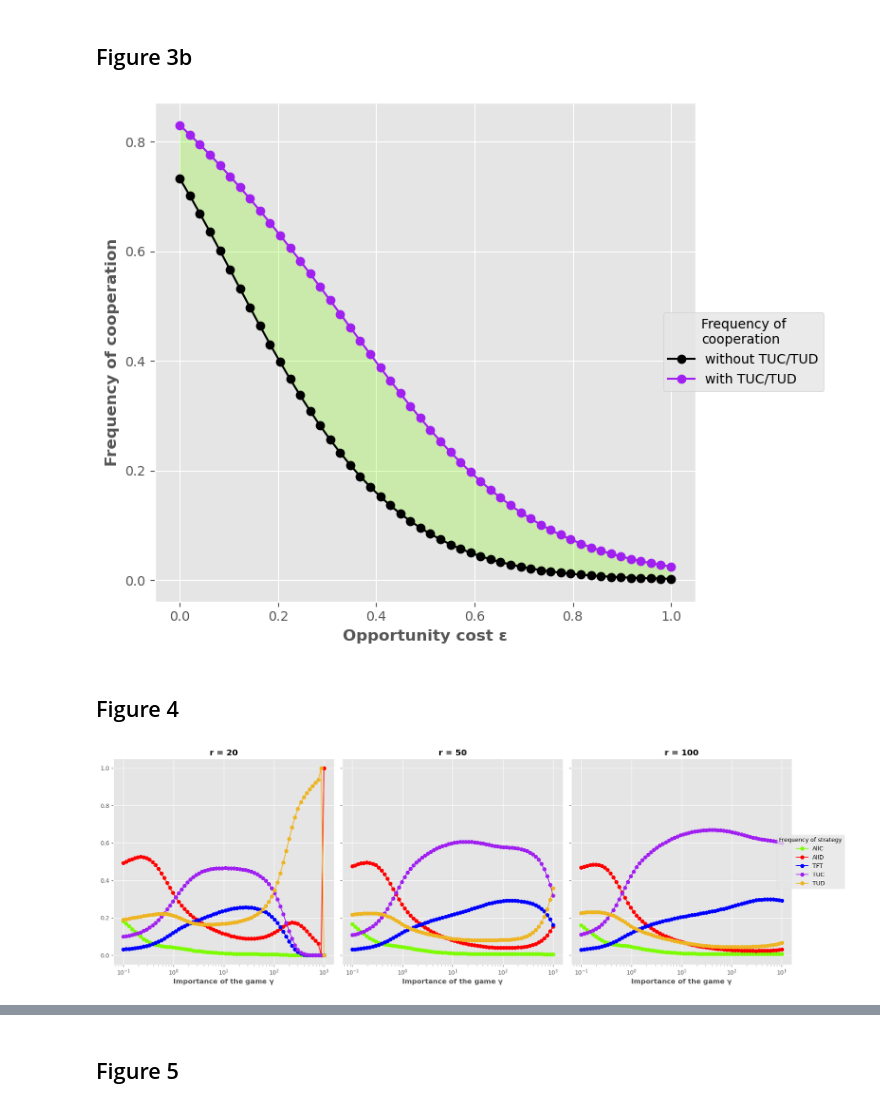
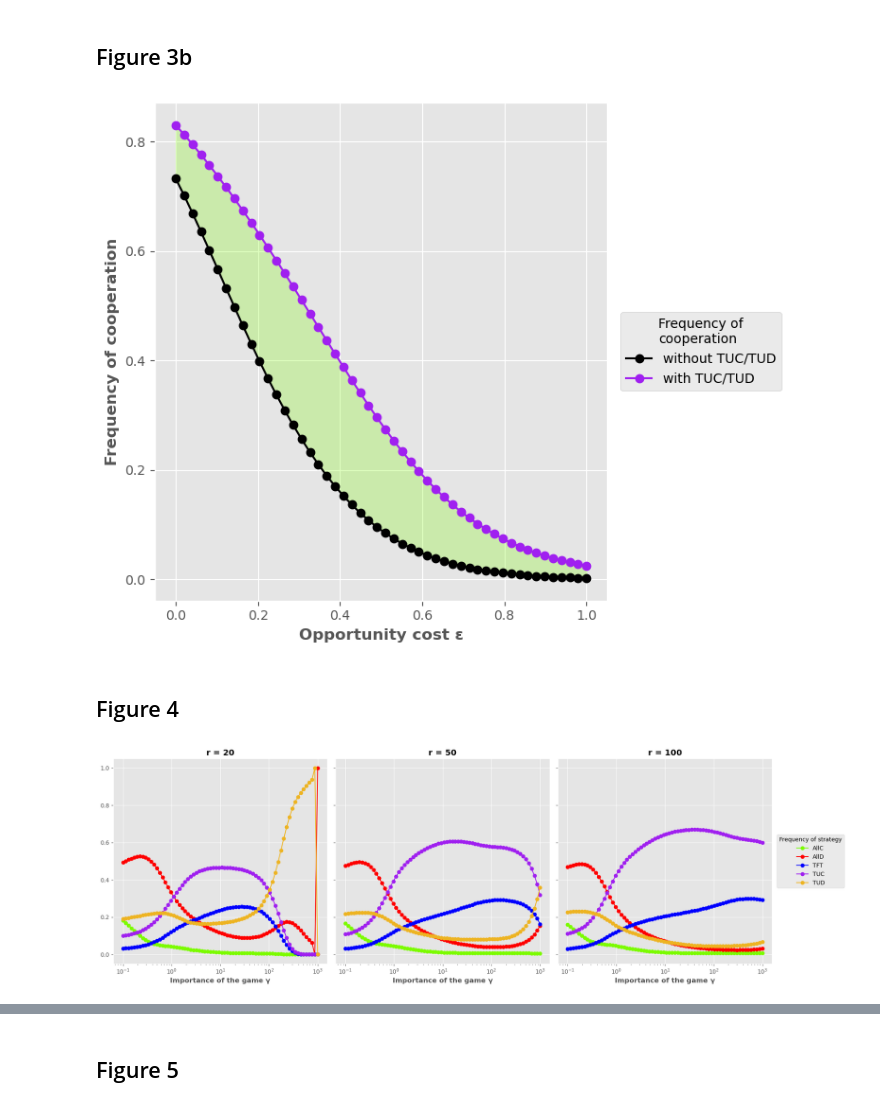
Before and after one commit to mwallemacq/CGT-project-trust-based-strategies, a Jupyter notebook: core_implementation.ipynb, the cells around one changed output, grey strips where cells are left out. Saved outputs shown, nothing was run; the diff lists cells and outputs as text; code cells hidden in the pictures.

Commit message:
Fix: Legend

```diff
--- a/core_implementation.ipynb
+++ b/core_implementation.ipynb
@@ -224,35 +224,35 @@ ax.plot(
     epsilon_values, cooperation_without_trust,
     color="black", marker="o",
     label="without TUC/TUD"
 )
 
 ax.plot(
     epsilon_values, cooperation_with_trust,
     color="#a020f0", marker="o",
     label="with TUC/TUD"
 )
 
 ax.fill_between(  #(source: https://matplotlib.org/stable/api/_as_gen/matplotlib.pyplot.fill_between.html)
     epsilon_values,
     cooperation_without_trust,
     cooperation_with_trust,
     where=None,
     color="#7cfc00",
     alpha=0.25,
     interpolate=False
 )
 
 ax.set_xlabel("Opportunity cost ε", fontweight="bold")
 ax.set_ylabel("Frequency of cooperation", fontweight="bold")
 
 
 legend = ax.legend(title="""Frequency of\ncooperation""",
                    loc='center right',
-                   bbox_to_anchor=(1.25, 0.5))
+                   bbox_to_anchor=(1.40, 0.5))
 plt.tight_layout()
 plt.show()
 # %% [output]
-[figure, old version]
+[figure, new version]
 # %% [markdown]
 ## Figure 4
 # %%
@@ -297,12 +297,12 @@ for i, j in enumerate(r_vals):
 
 legend = ax.legend(title="""Frequency of strategy""",
                    loc='center right',
-                   bbox_to_anchor=(1.25, 0.5))
+                   bbox_to_anchor=(1.35, 0.5))
 
 plt.tight_layout()
 plt.show()
 # %% [output]
-[figure, old version]
+[figure, new version]
 # %%
 plt.style.use("ggplot")
 
```
Also changed, not shown: parts of 3 cells of this notebook.
